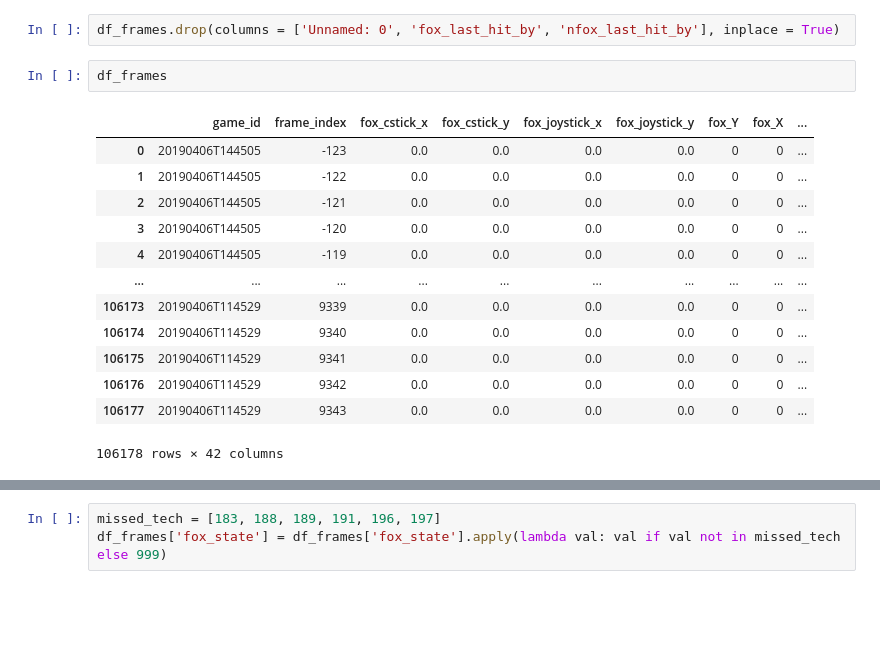
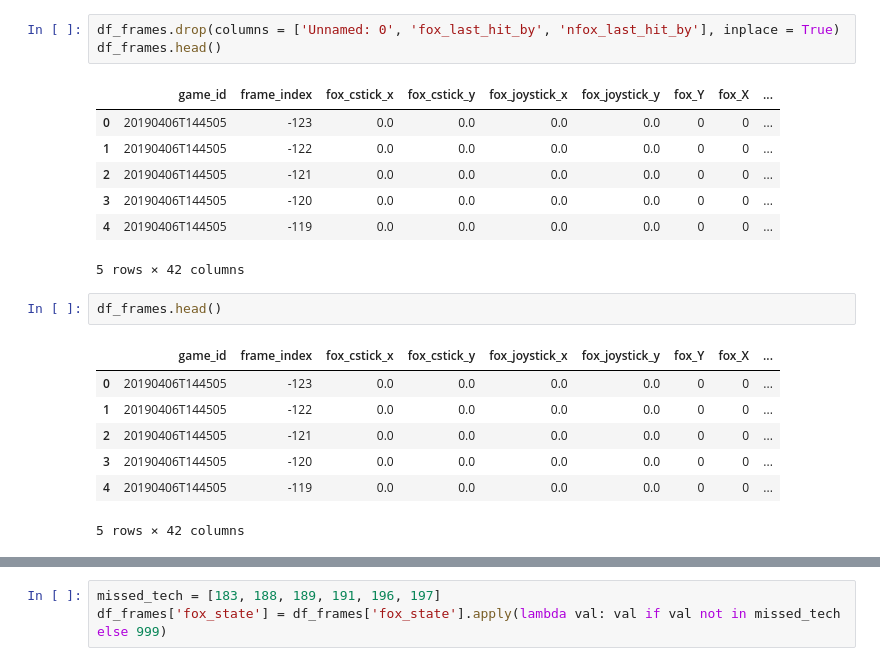
Before and after one commit to raffysantayana/slp-predicting-techs-rnn, a Jupyter notebook: code/RNN.ipynb, the cells around one changed output, grey strips where cells are left out. Drawn from its saved outputs; the diff is of its cells as text; blank space fills up the shorter version.

```diff
--- a/code/RNN.ipynb
+++ b/code/RNN.ipynb
@@ -21,18 +29,21 @@ df_frames = pd.read_csv('../data/fox-falco-fd-frames.csv')
 # %%
 df_frames.drop(columns = ['Unnamed: 0', 'fox_last_hit_by', 'nfox_last_hit_by'], inplace = True)
+df_frames.head()
+# %% [output]
+|  | game_id | frame_index | fox_cstick_x | fox_cstick_y | fox_joystick_x | fox_joystick_y | fox_Y | fox_X | ... |
+| 0 | 20190406T144505 | -123 | 0.0 | 0.0 | 0.0 | 0.0 | 0 | 0 | ... |
+| 1 | 20190406T144505 | -122 | 0.0 | 0.0 | 0.0 | 0.0 | 0 | 0 | ... |
+| 2 | 20190406T144505 | -121 | 0.0 | 0.0 | 0.0 | 0.0 | 0 | 0 | ... |
+| 3 | 20190406T144505 | -120 | 0.0 | 0.0 | 0.0 | 0.0 | 0 | 0 | ... |
+| 4 | 20190406T144505 | -119 | 0.0 | 0.0 | 0.0 | 0.0 | 0 | 0 | ... |
+5 rows × 42 columns
 # %%
-df_frames
+df_frames.head()
 # %% [output]
 |  | game_id | frame_index | fox_cstick_x | fox_cstick_y | fox_joystick_x | fox_joystick_y | fox_Y | fox_X | ... |
 | 0 | 20190406T144505 | -123 | 0.0 | 0.0 | 0.0 | 0.0 | 0 | 0 | ... |
 | 1 | 20190406T144505 | -122 | 0.0 | 0.0 | 0.0 | 0.0 | 0 | 0 | ... |
 | 2 | 20190406T144505 | -121 | 0.0 | 0.0 | 0.0 | 0.0 | 0 | 0 | ... |
 | 3 | 20190406T144505 | -120 | 0.0 | 0.0 | 0.0 | 0.0 | 0 | 0 | ... |
 | 4 | 20190406T144505 | -119 | 0.0 | 0.0 | 0.0 | 0.0 | 0 | 0 | ... |
-| ... | ... | ... | ... | ... | ... | ... | ... | ... | ... |
-| 106173 | 20190406T114529 | 9339 | 0.0 | 0.0 | 0.0 | 0.0 | 0 | 0 | ... |
-| 106174 | 20190406T114529 | 9340 | 0.0 | 0.0 | 0.0 | 0.0 | 0 | 0 | ... |
-| 106175 | 20190406T114529 | 9341 | 0.0 | 0.0 | 0.0 | 0.0 | 0 | 0 | ... |
-| 106176 | 20190406T114529 | 9342 | 0.0 | 0.0 | 0.0 | 0.0 | 0 | 0 | ... |
-| 106177 | 20190406T114529 | 9343 | 0.0 | 0.0 | 0.0 | 0.0 | 0 | 0 | ... |
-106178 rows × 42 columns
+5 rows × 42 columns
```
Also changed, not shown: parts of 26 cells of this notebook, 16 other files.
